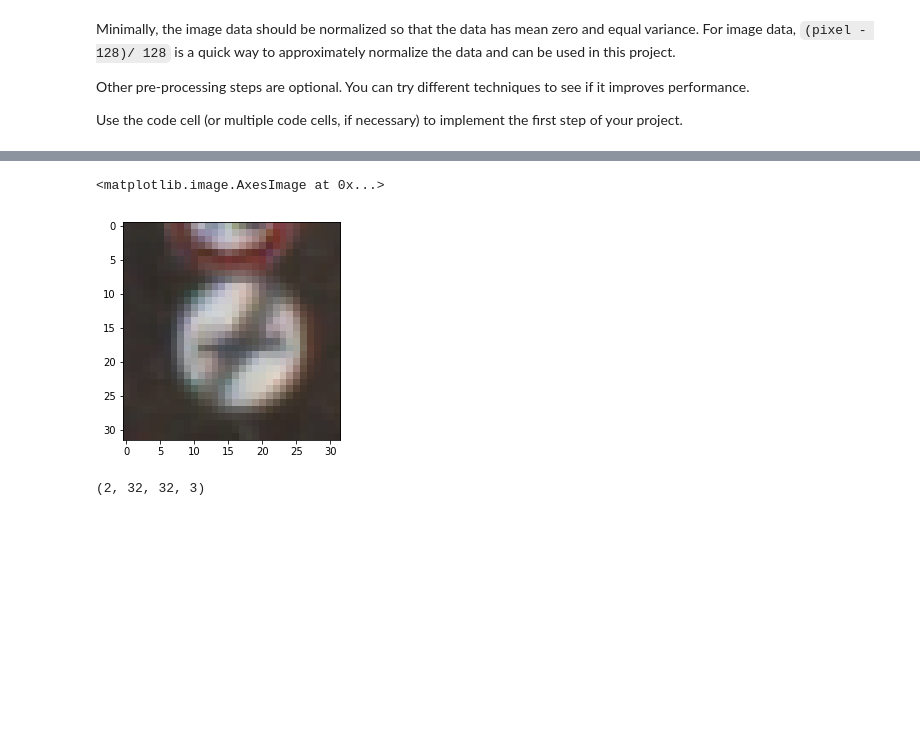
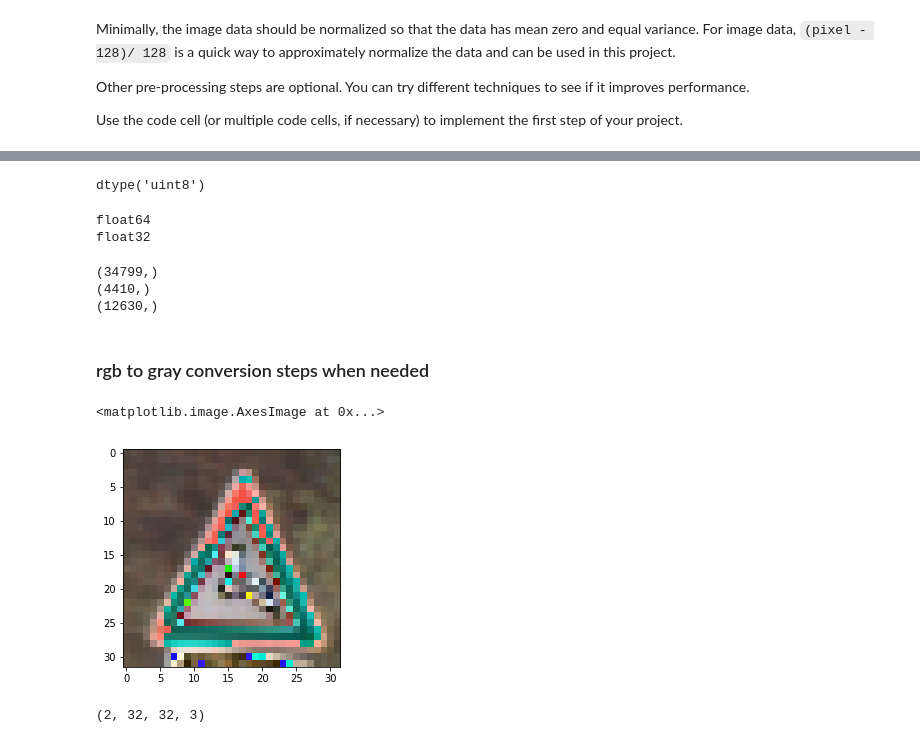
Before and after one commit to SitaramRyali/SDCND_Tensorflow, a Jupyter notebook: CarND-Traffic-Sign-Classifier-Project/Traffic_Sign_Classifier.ipynb, the cells around one changed output, grey strips where cells are left out. Saved outputs shown, nothing was run; the diff lists cells and outputs as text; code cells hidden in the pictures; blank space fills up the shorter version.

```diff
--- a/CarND-Traffic-Sign-Classifier-Project/Traffic_Sign_Classifier.ipynb
+++ b/CarND-Traffic-Sign-Classifier-Project/Traffic_Sign_Classifier.ipynb
@@ -188,3 +199,7 @@ Use the code cell (or multiple code cells, if necessary) to implement the first
+# %%
+X_train.dtype
+# %% [output]
+dtype('uint8')
 # %%
 ### Preprocess the data here. It is required to normalize the data. Other preprocessing steps could include
 ### converting to grayscale, etc.
@@ -193,10 +210,35 @@ X_train = (X_train -128)/128
+# %%
+print(X_train.dtype)
+#X_train.dtype
+#converting the float64 type to float32
+X_train = np.float32(X_train)
+X_valid = np.float32(X_valid)
+X_test = np.float32(X_test)
+print(X_train.dtype)
+# %% [output]
+float64
+float32
+# %%
+#reshapping the labels data set
+#y_train = y_train.reshape(y_train.shape[0],1)
+#y_valid = y_valid.reshape(y_valid.shape[0],1)
+#y_test = y_test.reshape(y_test.shape[0],1)
+print(y_train.shape)
+print(y_valid.shape)
+print(y_test.shape)
+# %% [output]
+(34799,)
+(4410,)
+(12630,)
+# %% [markdown]
+### rgb to gray conversion steps when needed
 # %%
 #X_train[0]
-rgb_im = np.copy(X_train[0])
+rgb_im = np.copy(X_train[500])
 plt.imshow(rgb_im)
 # %% [output]
 <matplotlib.image.AxesImage at 0x...>
-[figure, old version]
+[figure, new version]
 # %%
 ar_img = np.copy(X_train[:2,:])
 ar_img.shape
```
Also changed, not shown: parts of 15 cells of this notebook.
